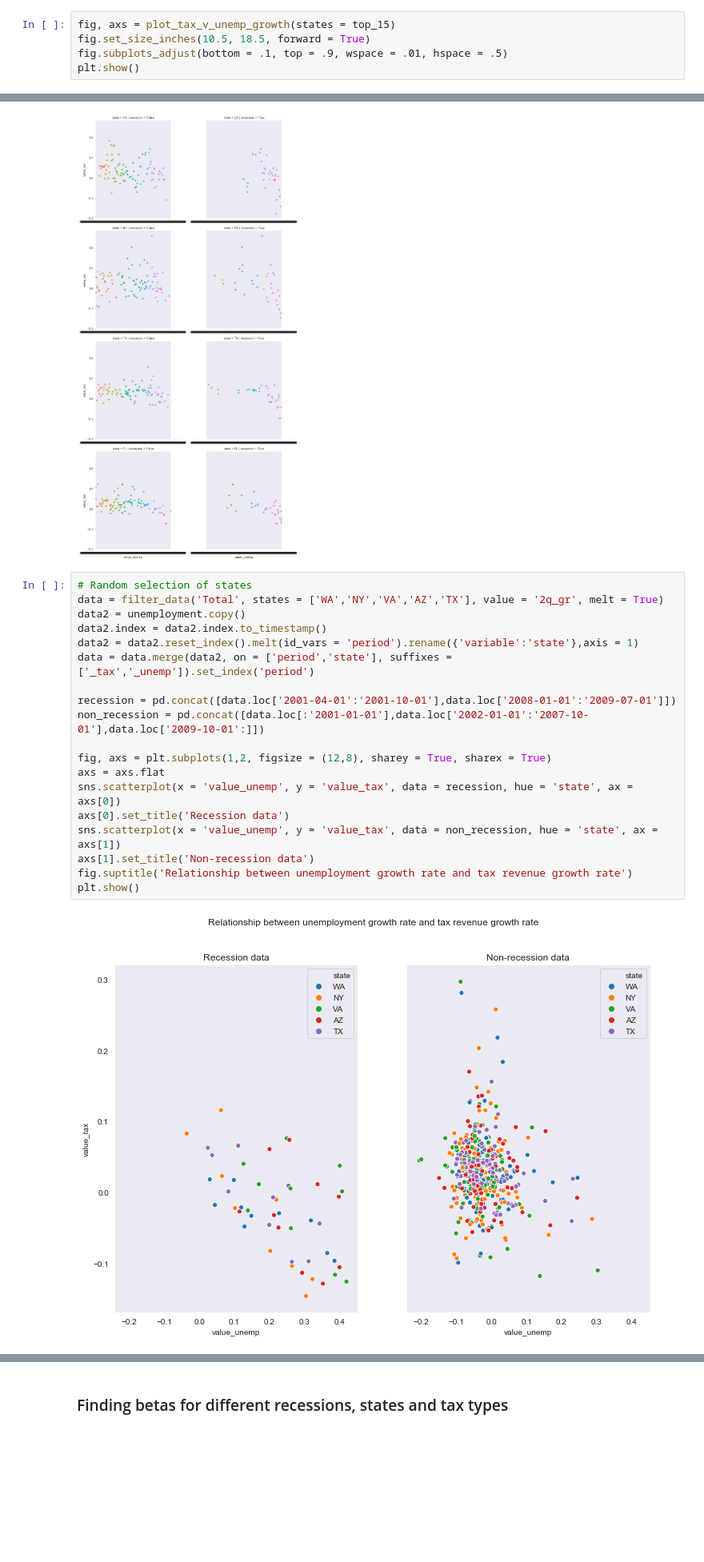
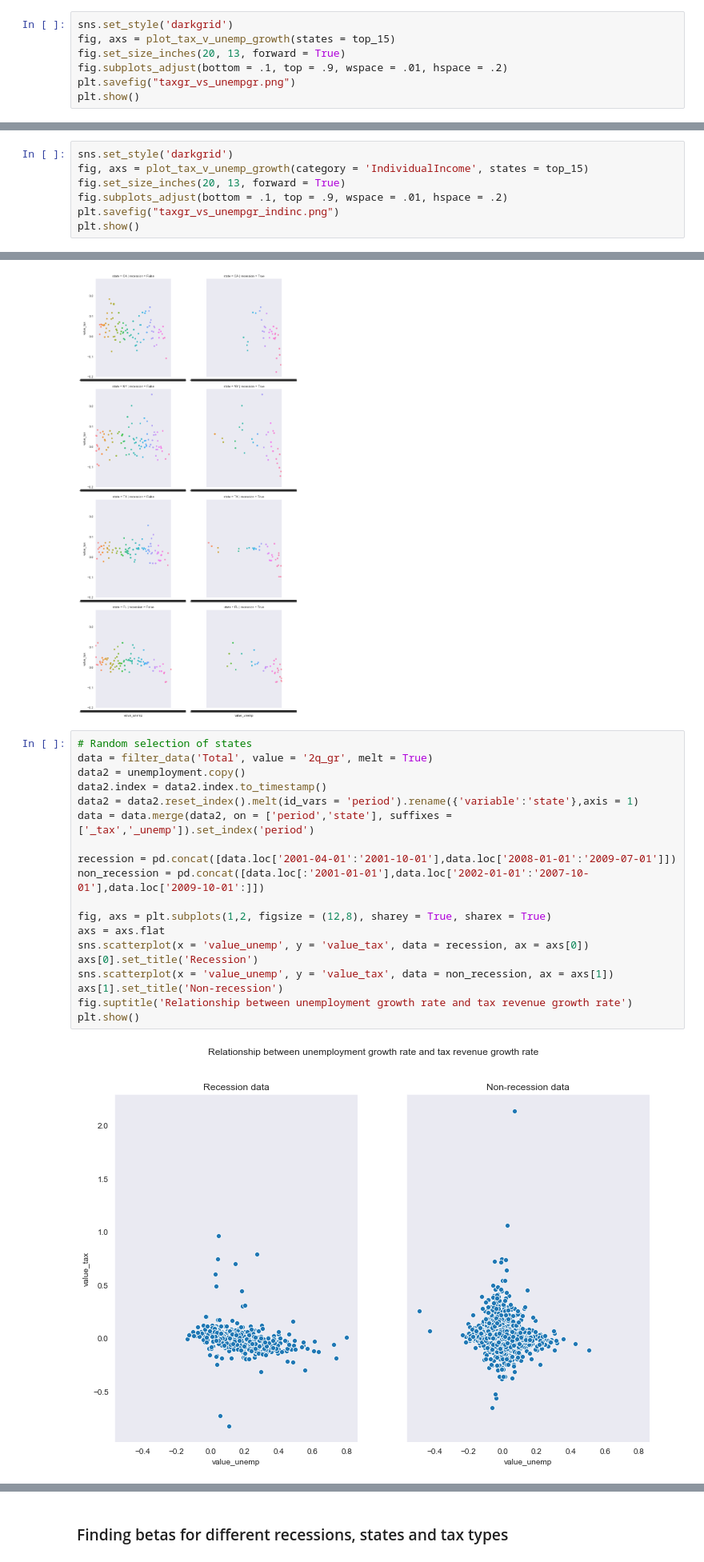
Before and after one commit to rcstein/qtax, a Jupyter notebook: QTax Data Analysis.ipynb, the cells around one changed output, grey strips where cells are left out. Shown at 80% size. Drawn from its saved outputs; the diff is of its cells as text; blank space fills up the shorter version.

```diff
--- a/QTax Data Analysis.ipynb
+++ b/QTax Data Analysis.ipynb
@@ -674,8 +681,10 @@ To register the converters:
 # %% [markdown]
 #### 15 most populous states
 # %%
+sns.set_style('darkgrid')
 fig, axs = plot_tax_v_unemp_growth(states = top_15)
-fig.set_size_inches(10.5, 18.5, forward = True)
-fig.subplots_adjust(bottom = .1, top = .9, wspace = .01, hspace = .5)
+fig.set_size_inches(20, 13, forward = True)
+fig.subplots_adjust(bottom = .1, top = .9, wspace = .01, hspace = .2)
+plt.savefig("taxgr_vs_unempgr.png")
 plt.show()
 # %% [output]
@@ -682,0 +692,7 @@ plt.show()
+# %%
+sns.set_style('darkgrid')
+fig, axs = plot_tax_v_unemp_growth(category = 'IndividualIncome', states = top_15)
+fig.set_size_inches(20, 13, forward = True)
+fig.subplots_adjust(bottom = .1, top = .9, wspace = .01, hspace = .2)
+plt.savefig("taxgr_vs_unempgr_indinc.png")
+plt.show()
@@ -812,25 +859,25 @@ plot = sns.catplot(x = 'value_unemp', y = 'value_tax', data = data, row = 'state
 [figure]
 # %%
 # Random selection of states
-data = filter_data('Total', states = ['WA','NY','VA','AZ','TX'], value = '2q_gr', melt = True)
+data = filter_data('Total', value = '2q_gr', melt = True)
 data2 = unemployment.copy()
 data2.index = data2.index.to_timestamp()
 data2 = data2.reset_index().melt(id_vars = 'period').rename({'variable':'state'},axis = 1)
 data = data.merge(data2, on = ['period','state'], suffixes = ['_tax','_unemp']).set_index('period')
 
 recession = pd.concat([data.loc['2001-04-01':'2001-10-01'],data.loc['2008-01-01':'2009-07-01']])
 non_recession = pd.concat([data.loc[:'2001-01-01'],data.loc['2002-01-01':'2007-10-01'],data.loc['2009-10-01':]])
 
 fig, axs = plt.subplots(1,2, figsize = (12,8), sharey = True, sharex = True)
 axs = axs.flat
-sns.scatterplot(x = 'value_unemp', y = 'value_tax', data = recession, hue = 'state', ax = axs[0])
-axs[0].set_title('Recession data')
-sns.scatterplot(x = 'value_unemp', y = 'value_tax', data = non_recession, hue = 'state', ax = axs[1])
-axs[1].set_title('Non-recession data')
+sns.scatterplot(x = 'value_unemp', y = 'value_tax', data = recession, ax = axs[0])
+axs[0].set_title('Recession')
+sns.scatterplot(x = 'value_unemp', y = 'value_tax', data = non_recession, ax = axs[1])
+axs[1].set_title('Non-recession')
 fig.suptitle('Relationship between unemployment growth rate and tax revenue growth rate')
 plt.show()
 # %% [output]
-[figure, old version]
+[figure, new version]
 # %%
 # 15 most populous
 data = filter_data('Total', states = top_15, value = '2q_gr', melt = True)
```
Also changed, not shown: parts of 62 cells of this notebook, 43 other files.
